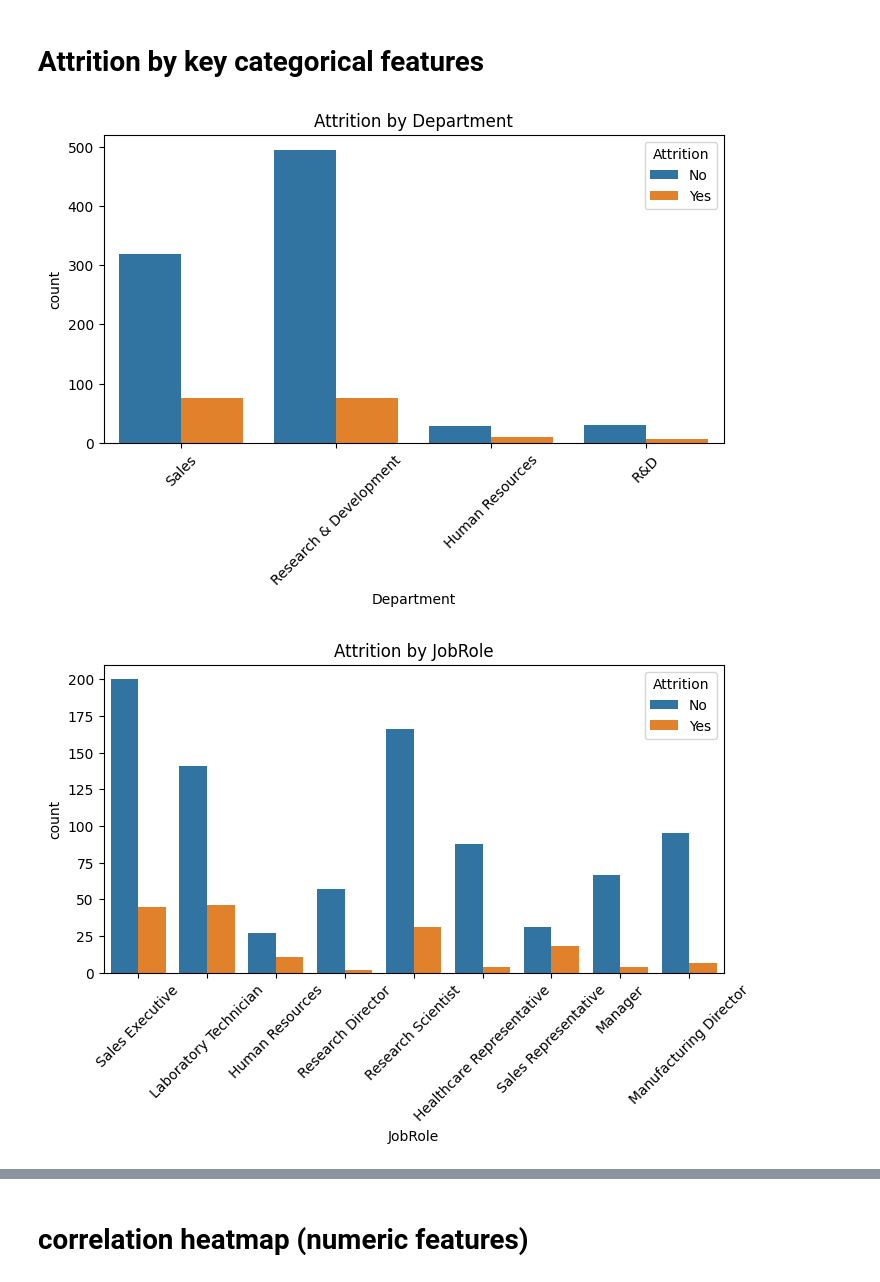
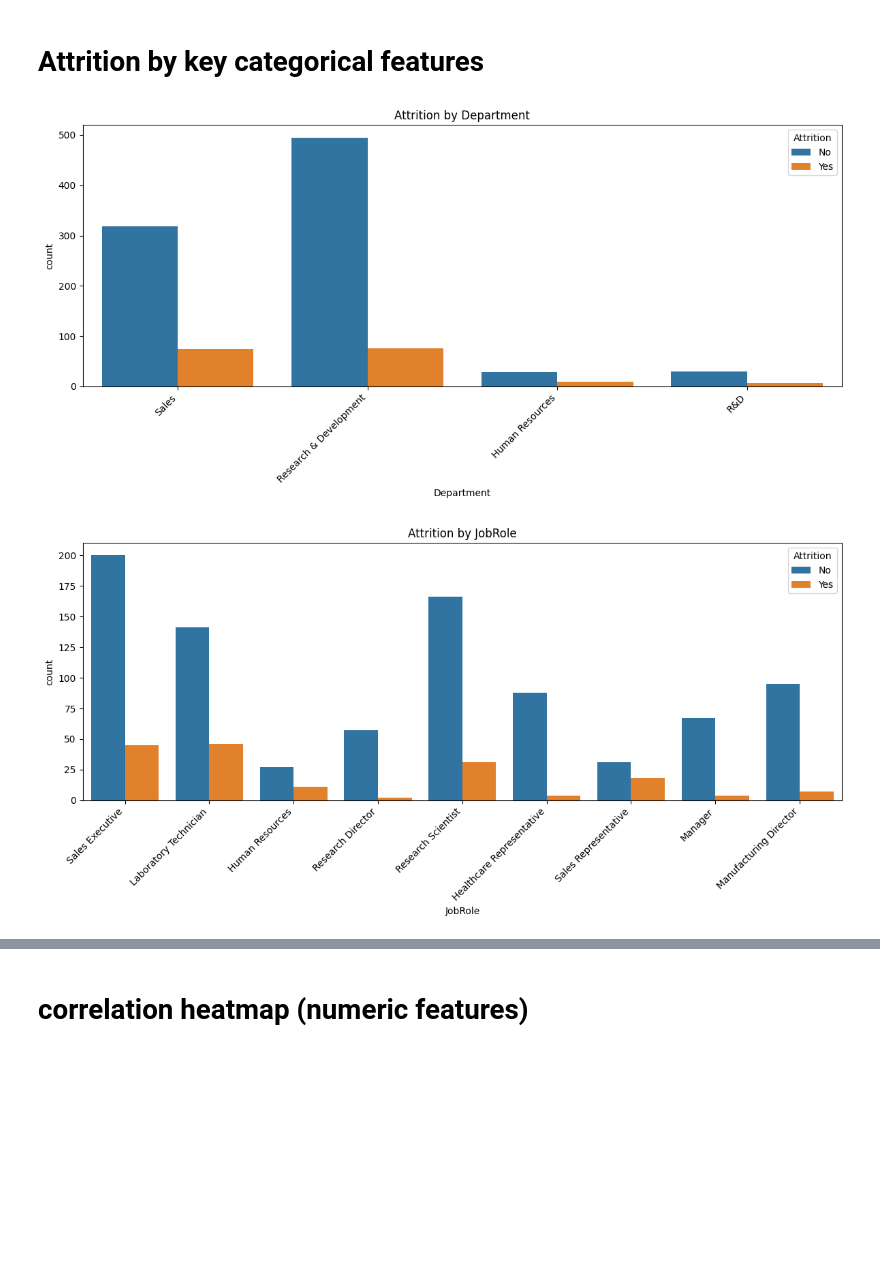
Before and after one commit to Antasey/DATA-SCIENCE-BEGINNERS-COHORT-36-GROUP-7, a Jupyter notebook: EDA+Training.ipynb, the cells around one changed output, grey strips where cells are left out. Drawn from its saved outputs; the diff is of its cells as text; code cells hidden in the pictures; blank space fills up the shorter version.

Commit message:
updated graph outputs

```diff
--- a/EDA+Training.ipynb
+++ b/EDA+Training.ipynb
@@ -56,13 +56,20 @@ plt.show()
 # %%
 cat_features = [c for c in ['Department', 'JobRole', 'OverTime', 'MaritalStatus'] if c in train_df.columns]
 
 for col in cat_features:
-    plt.figure(figsize=(8,4))
-    sns.countplot(x=col, hue=TARGET, data=train_df)
-    plt.title(f'Attrition by {col}')
-    plt.xticks(rotation=45)
-    plt.savefig(f'{col}_attrition.png', bbox_inches='tight')
-    plt.show()
+  plt.figure(figsize=(12,6))
+  sns.countplot(x=col, hue=TARGET, data=train_df)
+  plt.title(f'Attrition by {col}')
+  plt.xticks(rotation=45, ha='right')
+  plt.tight_layout()
+  plt.savefig(f'{col}_attrition.png', dpi=300)
+  plt.show()
+    # plt.figure(figsize=(8,4))
+    # sns.countplot(x=col, hue=TARGET, data=train_df)
+    # plt.title(f'Attrition by {col}')
+    # plt.xticks(rotation=45)
+    # plt.savefig(f'{col}_attrition.png', bbox_inches='tight')
+    # plt.show()
 # %% [output]
-[figure, old version]
+[figure, new version]
-[figure, old version]
+[figure, new version]
```
Also changed, not shown: parts of 1 cell of this notebook, 4 other files.
